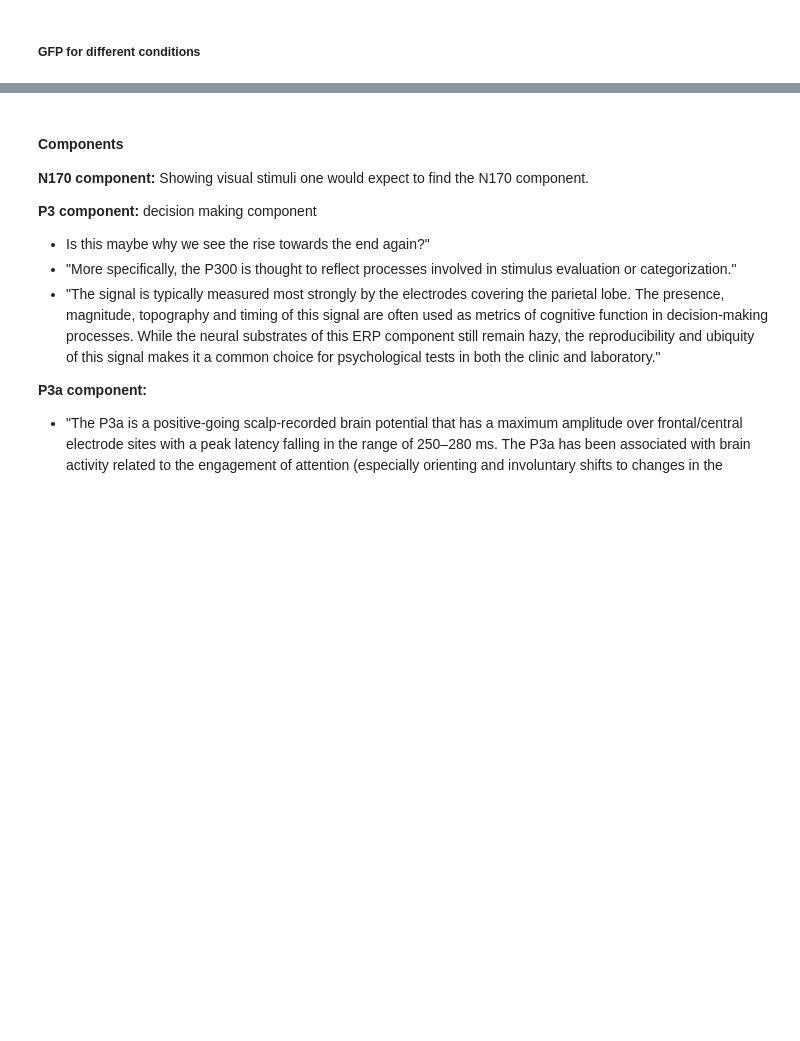
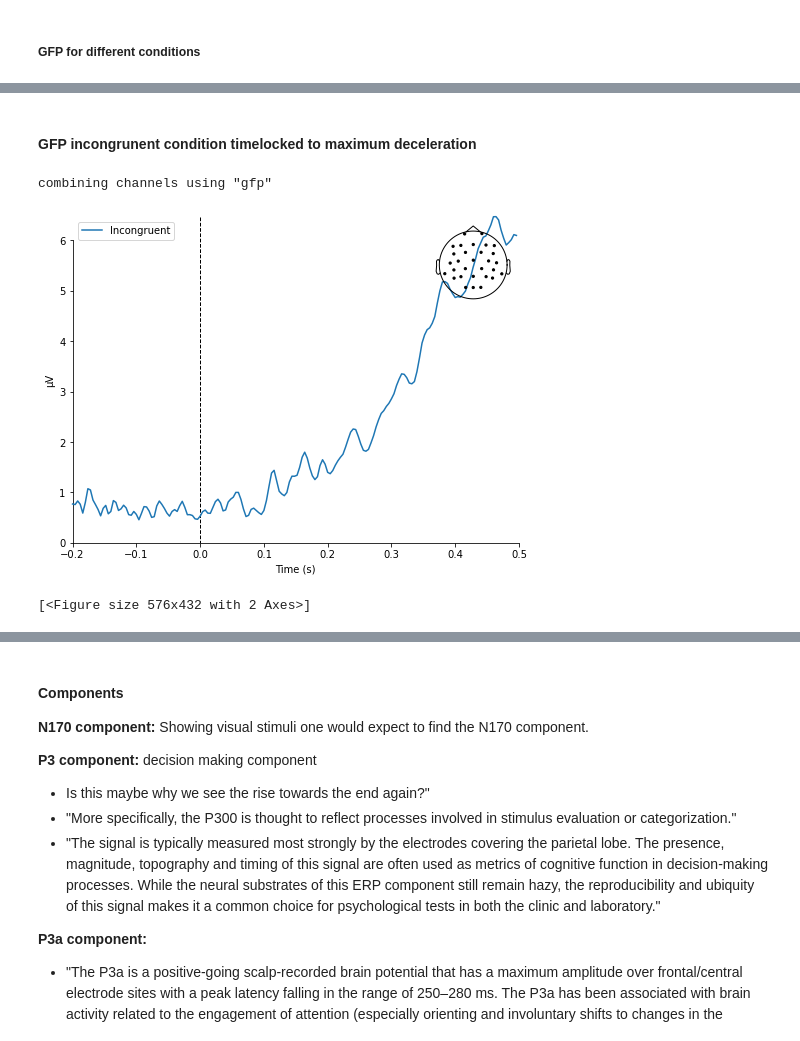
Before and after one commit to laurabpaulsen/EEG_and_mouse_tracking, a Jupyter notebook: ICA.ipynb, the cells around one changed output, grey strips where cells are left out. Cells and saved outputs as stored; diff of their text form; code cells hidden in the pictures; blank space fills up the shorter version.

```diff
--- a/ICA.ipynb
+++ b/ICA.ipynb
@@ -246,6 +295,7 @@ word_epochs = epochs_resampled['Word']
 img_neu_epochs = epochs_resampled['Image/cNeu']
 img_con_epochs = epochs_resampled['Image/cCon']
 img_inc_epochs = epochs_resampled['Image/cInc']
+dec_inc_epochs = epochs_resampled['DeAcc/cInc']
 # %%
 # plotting one channel as an example for each modality
 # now the '/' used in the event IDs comes in handy! To get all epochs with image stimuli, we can index 'image' across the left/right dimension
@@ -300 +352,12 @@ combining channels using "gfp"
 [<Figure size 576x432 with 2 Axes>]
+# %% [markdown]
+#### GFP incongrunent condition timelocked to maximum deceleration
+# %%
+decelaration_evoked_inc = dec_inc_epochs.average()
+# %%
+mne.viz.plot_compare_evokeds({'Incongruent': decelaration_evoked_inc},
+                             legend='upper left', show_sensors='upper right')
+# %% [output]
+combining channels using "gfp"
+[figure, added]
+[<Figure size 576x432 with 2 Axes>]
```
Also changed, not shown: parts of 27 cells of this notebook, 1 other file.
